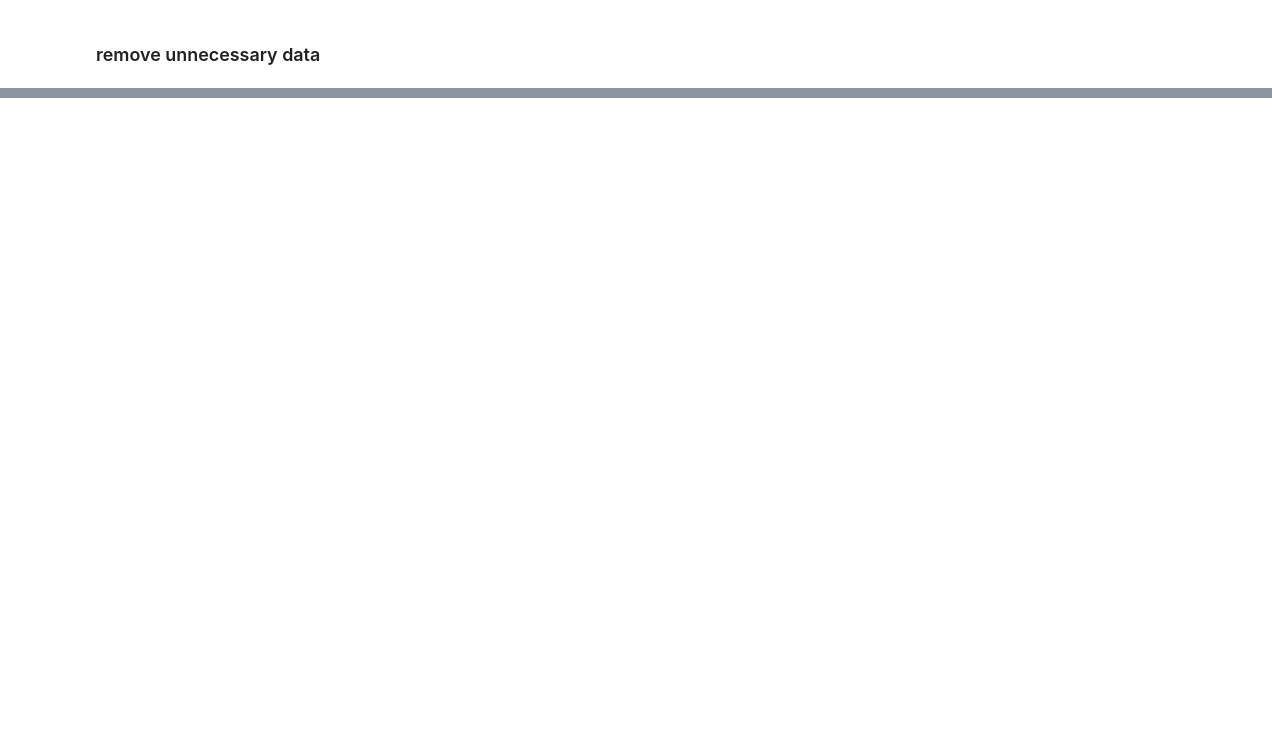
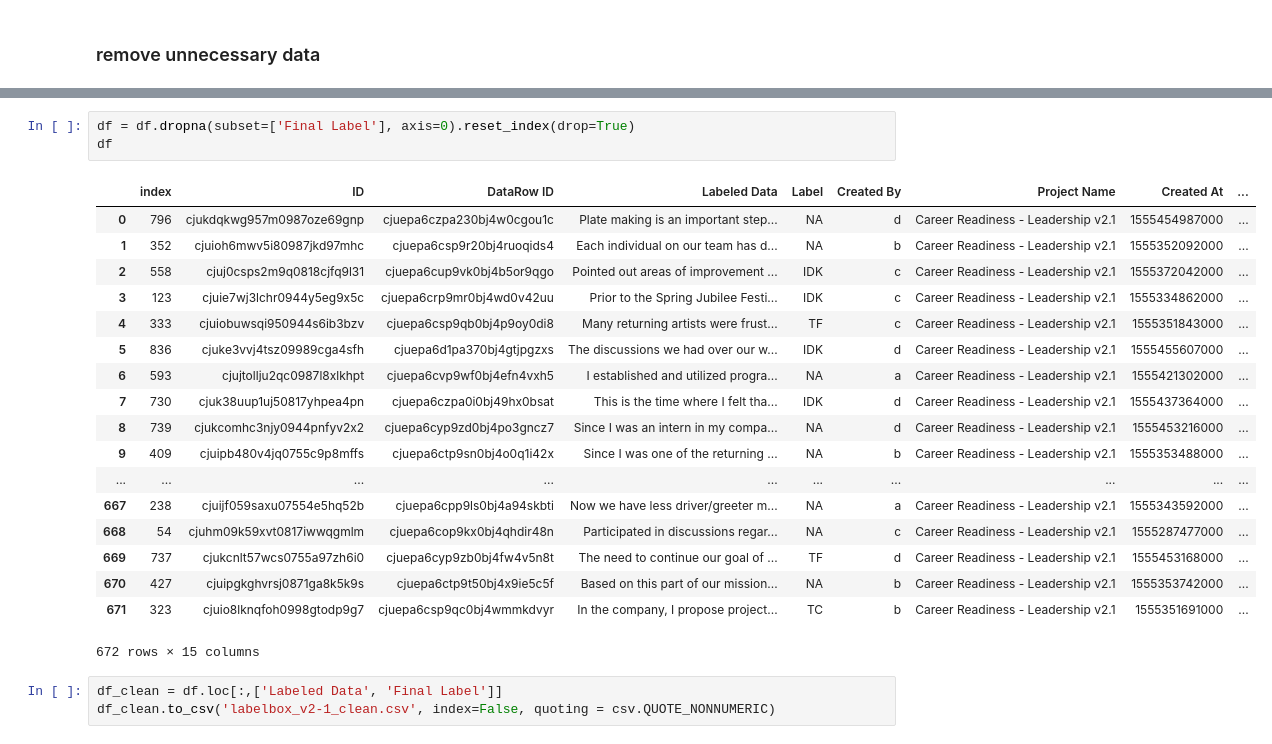
Before and after one commit to dndsmith/watson_ci_career_readiness, a Jupyter notebook: src/determine_final_label.ipynb, the cells around one changed output, grey strips where cells are left out. Cells and saved outputs as stored; diff of their text form; blank space fills up the shorter version.

```diff
--- a/src/determine_final_label.ipynb
+++ b/src/determine_final_label.ipynb
@@ -31,0 +150,25 @@ df
+# %%
+df = df.dropna(subset=['Final Label'], axis=0).reset_index(drop=True)
+df
+# %% [output]
+|  | index | ID | DataRow ID | Labeled Data | Label | Created By | Project Name | Created At | ... |
+| 0 | 796 | cjukdqkwg957m0987oze69gnp | cjuepa6czpa230bj4w0cgou1c | Plate making is an important step... | NA | d | Career Readiness - Leadership v2.1 | 1555454987000 | ... |
+| 1 | 352 | cjuioh6mwv5i80987jkd97mhc | cjuepa6csp9r20bj4ruoqids4 | Each individual on our team has d... | NA | b | Career Readiness - Leadership v2.1 | 1555352092000 | ... |
+| 2 | 558 | cjuj0csps2m9q0818cjfq9l31 | cjuepa6cup9vk0bj4b5or9qgo | Pointed out areas of improvement ... | IDK | c | Career Readiness - Leadership v2.1 | 1555372042000 | ... |
+| 3 | 123 | cjuie7wj3lchr0944y5eg9x5c | cjuepa6crp9mr0bj4wd0v42uu | Prior to the Spring Jubilee Festi... | IDK | c | Career Readiness - Leadership v2.1 | 1555334862000 | ... |
+| 4 | 333 | cjuiobuwsqi950944s6ib3bzv | cjuepa6csp9qb0bj4p9oy0di8 | Many returning artists were frust... | TF | c | Career Readiness - Leadership v2.1 | 1555351843000 | ... |
+| 5 | 836 | cjuke3vvj4tsz09989cga4sfh | cjuepa6d1pa370bj4gtjpgzxs | The discussions we had over our w... | IDK | d | Career Readiness - Leadership v2.1 | 1555455607000 | ... |
+| 6 | 593 | cjujtollju2qc0987l8xlkhpt | cjuepa6cvp9wf0bj4efn4vxh5 | I established and utilized progra... | NA | a | Career Readiness - Leadership v2.1 | 1555421302000 | ... |
+| 7 | 730 | cjuk38uup1uj50817yhpea4pn | cjuepa6czpa0i0bj49hx0bsat | This is the time where I felt tha... | IDK | d | Career Readiness - Leadership v2.1 | 1555437364000 | ... |
+| 8 | 739 | cjukcomhc3njy0944pnfyv2x2 | cjuepa6cyp9zd0bj4po3gncz7 | Since I was an intern in my compa... | NA | d | Career Readiness - Leadership v2.1 | 1555453216000 | ... |
+| 9 | 409 | cjuipb480v4jq0755c9p8mffs | cjuepa6ctp9sn0bj4o0q1i42x | Since I was one of the returning ... | NA | b | Career Readiness - Leadership v2.1 | 1555353488000 | ... |
+| ... | ... | ... | ... | ... | ... | ... | ... | ... | ... |
+| 667 | 238 | cjuijf059saxu07554e5hq52b | cjuepa6cpp9ls0bj4a94skbti | Now we have less driver/greeter m... | NA | a | Career Readiness - Leadership v2.1 | 1555343592000 | ... |
+| 668 | 54 | cjuhm09k59xvt0817iwwqgmlm | cjuepa6cop9kx0bj4qhdir48n | Participated in discussions regar... | NA | c | Career Readiness - Leadership v2.1 | 1555287477000 | ... |
+| 669 | 737 | cjukcnlt57wcs0755a97zh6i0 | cjuepa6cyp9zb0bj4fw4v5n8t | The need to continue our goal of ... | TF | d | Career Readiness - Leadership v2.1 | 1555453168000 | ... |
+| 670 | 427 | cjuipgkghvrsj0871ga8k5k9s | cjuepa6ctp9t50bj4x9ie5c5f | Based on this part of our mission... | NA | b | Career Readiness - Leadership v2.1 | 1555353742000 | ... |
+| 671 | 323 | cjuio8lknqfoh0998gtodp9g7 | cjuepa6csp9qc0bj4wmmkdvyr | In the company, I propose project... | TC | b | Career Readiness - Leadership v2.1 | 1555351691000 | ... |
+672 rows × 15 columns
+# %%
+df_clean = df.loc[:,['Labeled Data', 'Final Label']]
+df_clean.to_csv('labelbox_v2-1_clean.csv', index=False, quoting = csv.QUOTE_NONNUMERIC)
```
Also changed, not shown: parts of 10 cells of this notebook, 2 other files.
